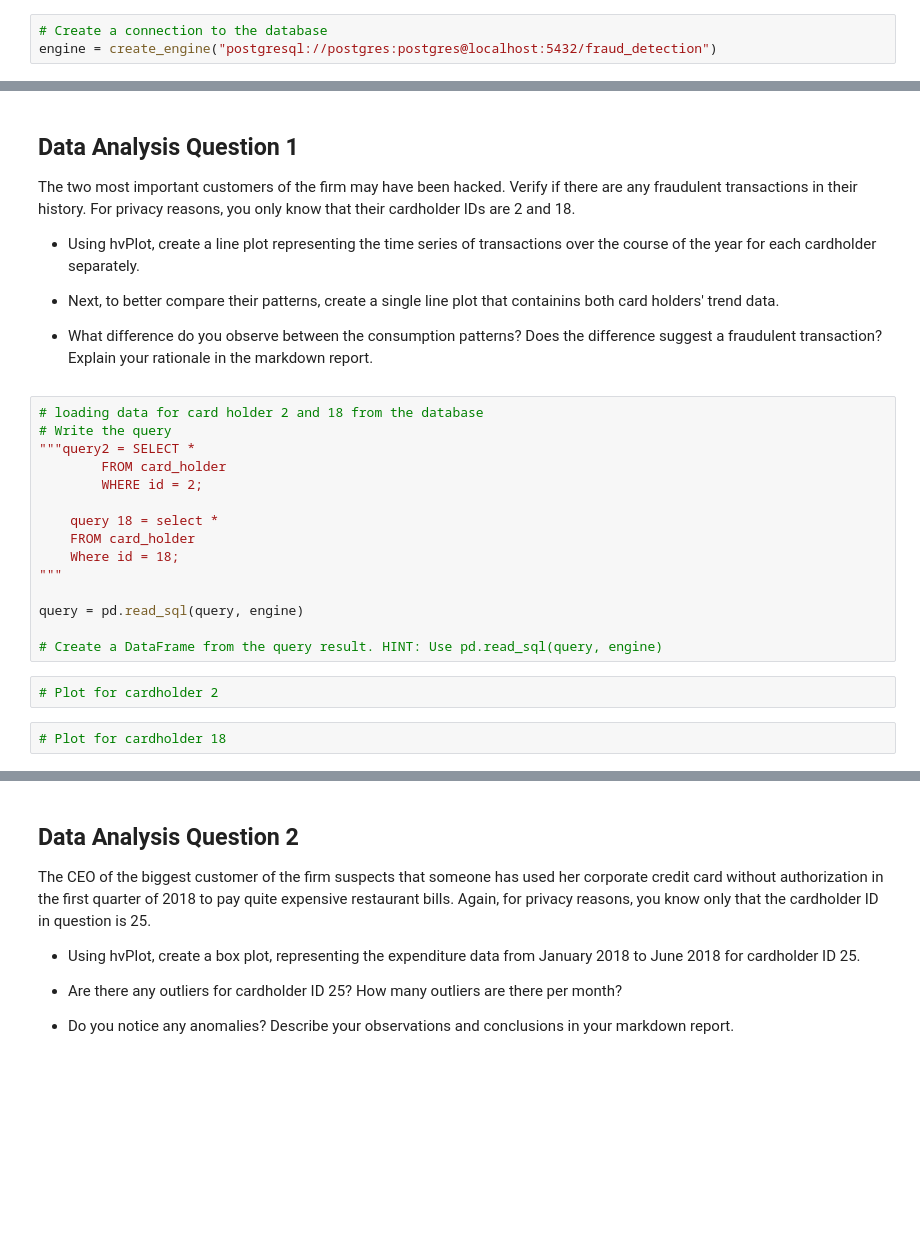
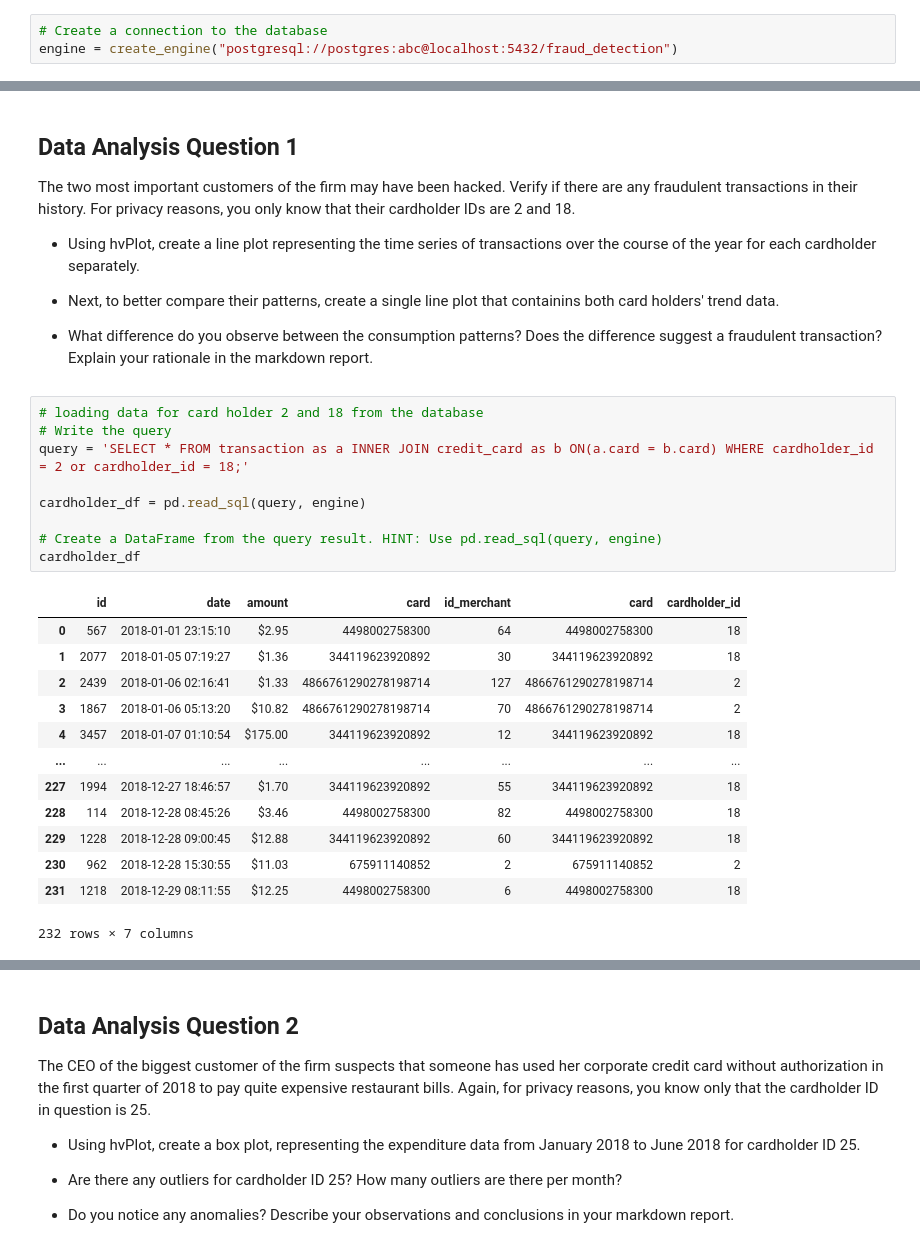
Before and after one commit to yenla9/LookforSupTran, a Jupyter notebook: visual_data_analysis.ipynb, the cells around one changed output, grey strips where cells are left out. Cells and saved outputs as stored; diff of their text form; blank space fills up the shorter version.

```diff
--- a/visual_data_analysis.ipynb
+++ b/visual_data_analysis.ipynb
@@ -14,3 +11,3 @@ from sqlalchemy import create_engine
 # %%
 # Create a connection to the database
-engine = create_engine("postgresql://postgres:postgres@localhost:5432/fraud_detection")
+engine = create_engine("postgresql://postgres:abc@localhost:5432/fraud_detection")
@@ -29,19 +24,23 @@ The two most important customers of the firm may have been hacked. Verify if the
 # %%
 # loading data for card holder 2 and 18 from the database
 # Write the query
-"""query2 = SELECT *
-        FROM card_holder
-        WHERE id = 2;
+query = 'SELECT * FROM transaction as a INNER JOIN credit_card as b ON(a.card = b.card) WHERE cardholder_id = 2 or cardholder_id = 18;'
 
-    query 18 = select *
-    FROM card_holder
-    Where id = 18;
-"""
-
-query = pd.read_sql(query, engine)
+cardholder_df = pd.read_sql(query, engine)
 
 # Create a DataFrame from the query result. HINT: Use pd.read_sql(query, engine)
+cardholder_df
+# %% [output]
+|  | id | date | amount | card | id_merchant | card | cardholder_id |
+| 0 | 567 | 2018-01-01 23:15:10 | $2.95 | 4498002758300 | 64 | 4498002758300 | 18 |
+| 1 | 2077 | 2018-01-05 07:19:27 | $1.36 | 344119623920892 | 30 | 344119623920892 | 18 |
+| 2 | 2439 | 2018-01-06 02:16:41 | $1.33 | 4866761290278198714 | 127 | 4866761290278198714 | 2 |
+| 3 | 1867 | 2018-01-06 05:13:20 | $10.82 | 4866761290278198714 | 70 | 4866761290278198714 | 2 |
+| 4 | 3457 | 2018-01-07 01:10:54 | $175.00 | 344119623920892 | 12 | 344119623920892 | 18 |
+| ... | ... | ... | ... | ... | ... | ... | ... |
+| 227 | 1994 | 2018-12-27 18:46:57 | $1.70 | 344119623920892 | 55 | 344119623920892 | 18 |
+| 228 | 114 | 2018-12-28 08:45:26 | $3.46 | 4498002758300 | 82 | 4498002758300 | 18 |
+| 229 | 1228 | 2018-12-28 09:00:45 | $12.88 | 344119623920892 | 60 | 344119623920892 | 18 |
+| 230 | 962 | 2018-12-28 15:30:55 | $11.03 | 675911140852 | 2 | 675911140852 | 2 |
+| 231 | 1218 | 2018-12-29 08:11:55 | $12.25 | 4498002758300 | 6 | 4498002758300 | 18 |
+232 rows × 7 columns
-# %%
-# Plot for cardholder 2
-# %%
-# Plot for cardholder 18
```
Also changed, not shown: parts of 14 cells of this notebook, 1 other file.
